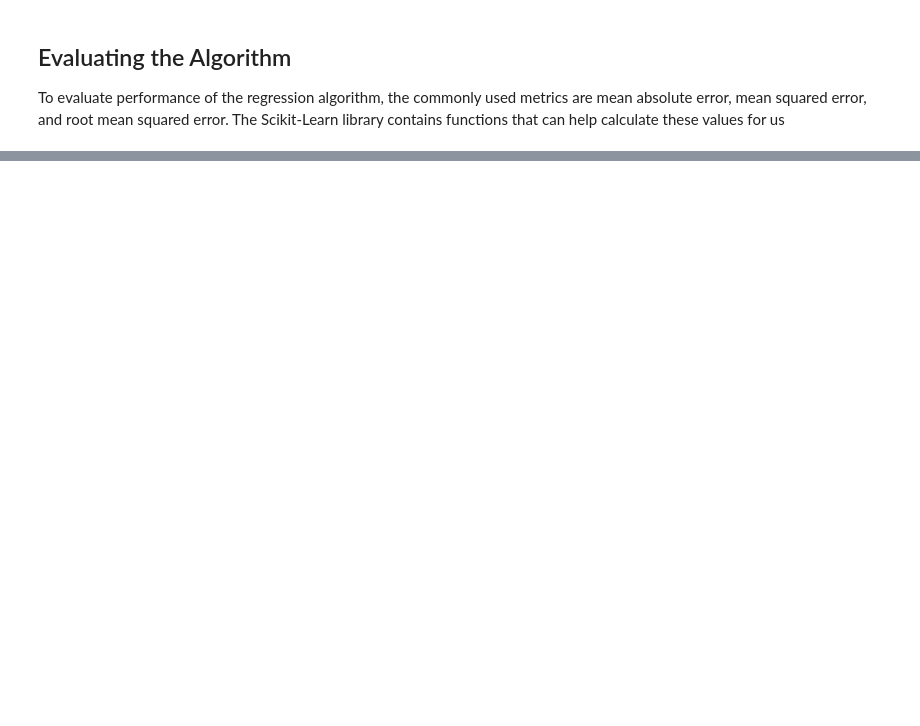
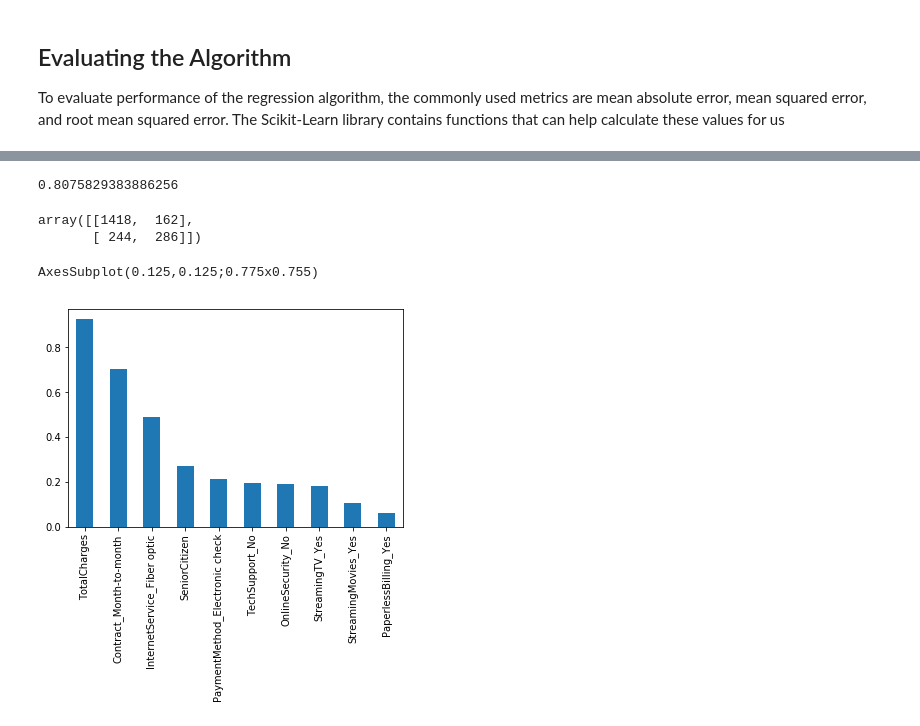
Before and after one commit to nomfund/Churn_Predictions, a Jupyter notebook: decision_Trees.ipynb, the cells around one changed output, grey strips where cells are left out. Saved outputs shown, nothing was run; the diff lists cells and outputs as text; code cells hidden in the pictures; blank space fills up the shorter version.

Commit message:
added logistic model

```diff
--- a/decision_Trees.ipynb
+++ b/decision_Trees.ipynb
@@ -288,0 +390,46 @@ Root Mean Squared Error: 0.5271399155471512
+# %%
+# We will use the data frame where we had created dummy variables
+y = df_dummies['Churn'].values
+X = df_dummies.drop(columns = ['Churn'])
+
+# Scaling all the variables to a range of 0 to 1
+from sklearn.preprocessing import MinMaxScaler
+features = X.columns.values
+scaler = MinMaxScaler(feature_range = (0,1))
+scaler.fit(X)
+X = pd.DataFrame(scaler.transform(X))
+X.columns = features
+# %%
+# Create Train & Test Data
+from sklearn.model_selection import train_test_split
+X_train, X_test, y_train, y_test = train_test_split(X, y, test_size=0.3, random_state=101)
+# %%
+# Running logistic regression model
+from sklearn.linear_model import LogisticRegression
+model = LogisticRegression()
+result = model.fit(X_train, y_train)
+# %%
+
+
+from sklearn import metrics
+prediction_test = model.predict(X_test)
+# Print the prediction accuracy
+print (metrics.accuracy_score(y_test, prediction_test))
+# %% [output]
+0.8075829383886256
+# %%
+# import the metrics class
+from sklearn import metrics
+cnf_matrix = metrics.confusion_matrix(y_test, prediction_test)
+cnf_matrix
+# %% [output]
+array([[1418,  162],
+       [ 244,  286]])
+# %%
+# To get the weights of all the variables
+weights = pd.Series(model.coef_[0],
+                 index=X.columns.values)
+print (weights.sort_values(ascending = False)[:10].plot(kind='bar'))
+# %% [output]
+AxesSubplot(0.125,0.125;0.775x0.755)
+[figure, added]
```
Also changed, not shown: parts of 24 cells of this notebook.
